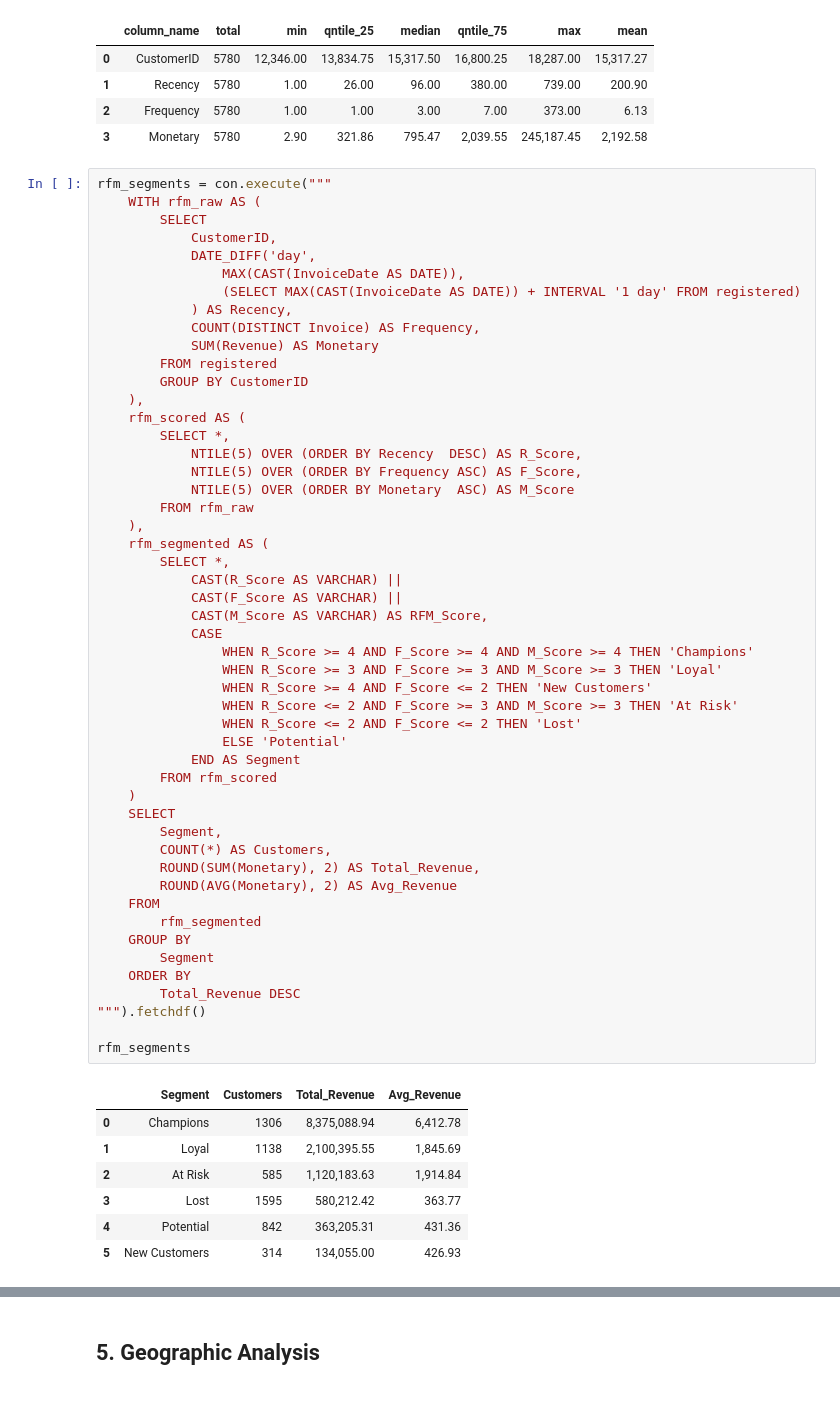
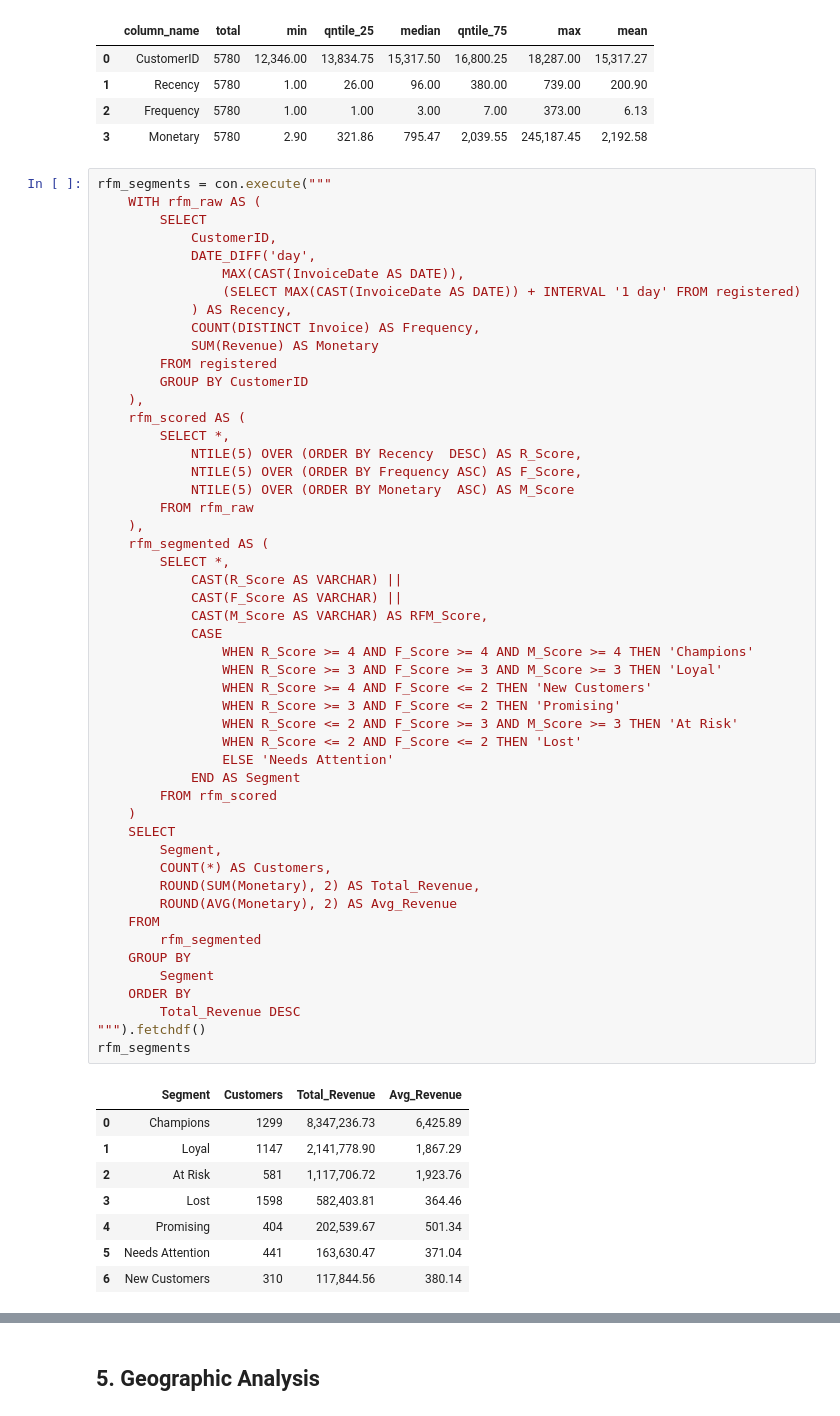
Before and after one commit to Hahm7/online_retail_analysis, a Jupyter notebook: notebooks/analysis.ipynb, the cells around one changed output, grey strips where cells are left out. Cells and saved outputs as stored; diff of their text form.

```diff
--- a/notebooks/analysis.ipynb
+++ b/notebooks/analysis.ipynb
@@ -237,38 +237,39 @@ rfm_segments = con.execute("""
     ),
     rfm_segmented AS (
         SELECT *,
             CAST(R_Score AS VARCHAR) ||
             CAST(F_Score AS VARCHAR) ||
             CAST(M_Score AS VARCHAR) AS RFM_Score,
             CASE
                 WHEN R_Score >= 4 AND F_Score >= 4 AND M_Score >= 4 THEN 'Champions'
                 WHEN R_Score >= 3 AND F_Score >= 3 AND M_Score >= 3 THEN 'Loyal'
                 WHEN R_Score >= 4 AND F_Score <= 2 THEN 'New Customers'
+                WHEN R_Score >= 3 AND F_Score <= 2 THEN 'Promising'
                 WHEN R_Score <= 2 AND F_Score >= 3 AND M_Score >= 3 THEN 'At Risk'
                 WHEN R_Score <= 2 AND F_Score <= 2 THEN 'Lost'
-                ELSE 'Potential'
+                ELSE 'Needs Attention'
             END AS Segment
         FROM rfm_scored
     )
     SELECT
         Segment,
         COUNT(*) AS Customers,
         ROUND(SUM(Monetary), 2) AS Total_Revenue,
         ROUND(AVG(Monetary), 2) AS Avg_Revenue
     FROM
         rfm_segmented
     GROUP BY
         Segment
     ORDER BY
         Total_Revenue DESC
 """).fetchdf()
-
 rfm_segments
 # %% [output]
 |  | Segment | Customers | Total_Revenue | Avg_Revenue |
-| 0 | Champions | 1306 | 8,375,088.94 | 6,412.78 |
-| 1 | Loyal | 1138 | 2,100,395.55 | 1,845.69 |
-| 2 | At Risk | 585 | 1,120,183.63 | 1,914.84 |
-| 3 | Lost | 1595 | 580,212.42 | 363.77 |
-| 4 | Potential | 842 | 363,205.31 | 431.36 |
-| 5 | New Customers | 314 | 134,055.00 | 426.93 |
+| 0 | Champions | 1299 | 8,347,236.73 | 6,425.89 |
+| 1 | Loyal | 1147 | 2,141,778.90 | 1,867.29 |
+| 2 | At Risk | 581 | 1,117,706.72 | 1,923.76 |
+| 3 | Lost | 1598 | 582,403.81 | 364.46 |
+| 4 | Promising | 404 | 202,539.67 | 501.34 |
+| 5 | Needs Attention | 441 | 163,630.47 | 371.04 |
+| 6 | New Customers | 310 | 117,844.56 | 380.14 |
```
Also changed, not shown: parts of 6 cells of this notebook, 3 other files.
